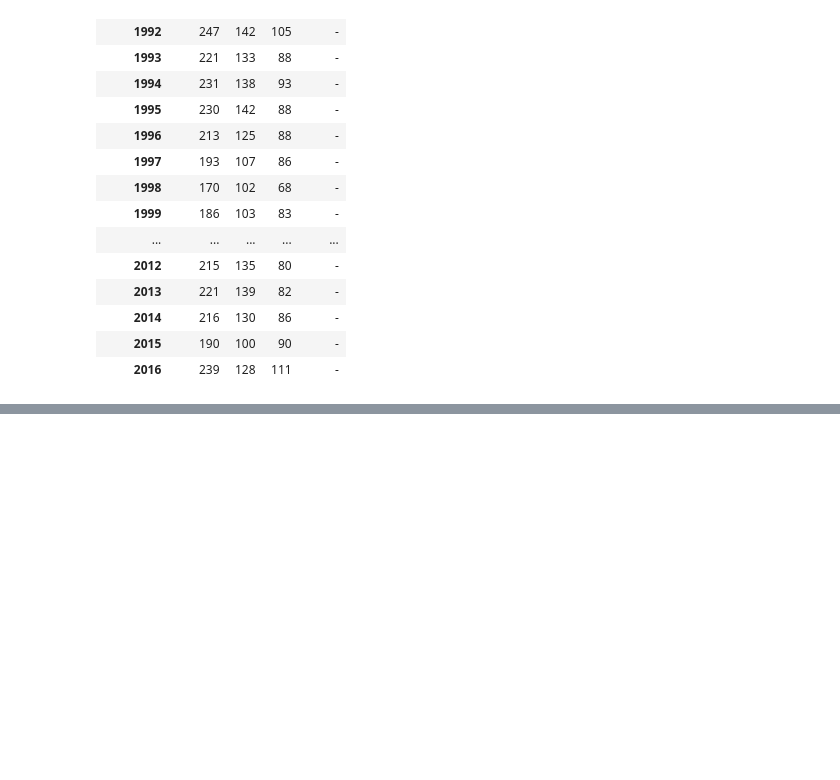
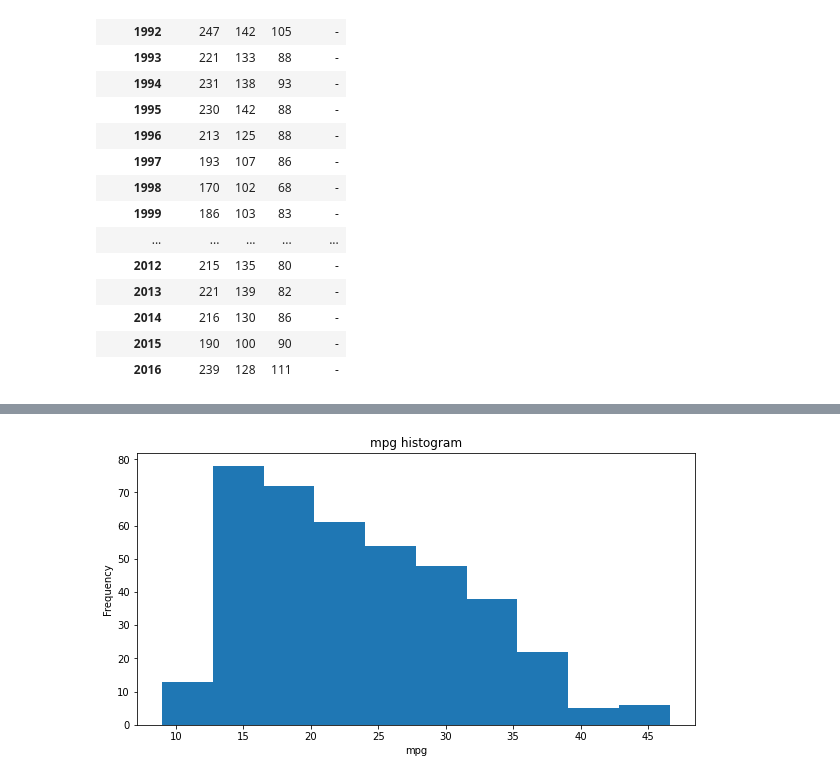
Before and after one commit to min-moon-sick/pandas_basic, a Jupyter notebook: matplotlib.ipynb, the cells around one changed output, grey strips where cells are left out. Saved outputs shown, nothing was run; the diff lists cells and outputs as text; code cells hidden in the pictures; blank space fills up the shorter version.

```diff
--- a/matplotlib.ipynb
+++ b/matplotlib.ipynb
@@ -357,0 +274,16 @@ ax2.plot(df.index, df['증감율'], ls='--', marker='o', color='red', label='전
+# %%
+# histogram : 변수 하나
+import pandas as pd
+import matplotlib.pyplot as plt
+
+df = pd.read_csv('./dataset/auto-mpg.csv')
+
+df.columns = ['mpg','cylinders','displacement','horsepower','weight',
+              'acceleration','model year','origin','name']
+
+df['mpg'].plot(kind='hist', bins=10, figsize=(10,5))
+plt.title('mpg histogram')
+plt.xlabel('mpg')
+plt.show()
+# %% [output]
+[figure, added]
```
Also changed, not shown: parts of 24 cells of this notebook, 11 other files.
